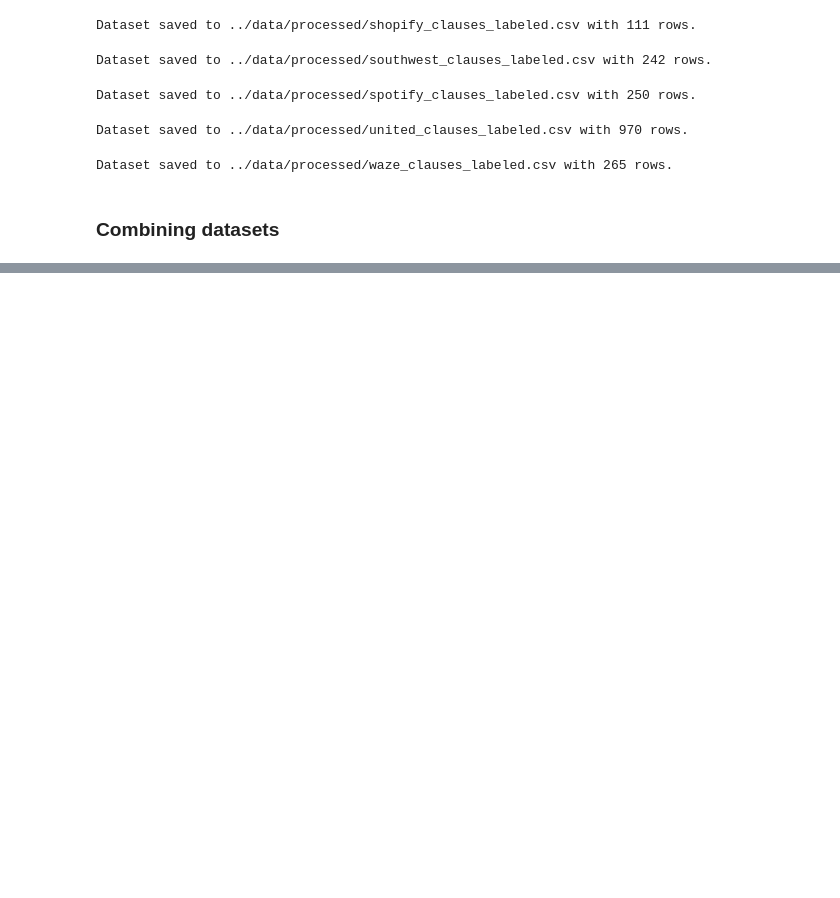
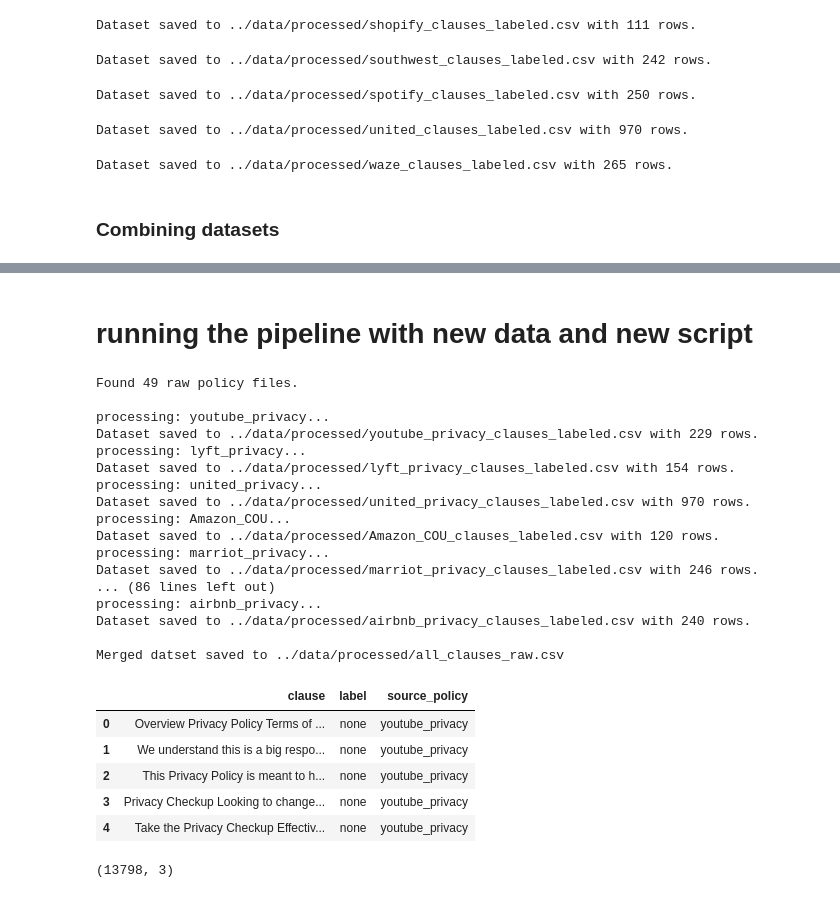
Before and after one commit to xlumzee/FinePrint, a Jupyter notebook: Version2/notebooks/01_extract_sumarize.ipynb, the cells around one changed output, grey strips where cells are left out. Drawn from its saved outputs; the diff is of its cells as text; code cells hidden in the pictures; blank space fills up the shorter version.

```diff
--- a/Version2/notebooks/01_extract_sumarize.ipynb
+++ b/Version2/notebooks/01_extract_sumarize.ipynb
@@ -343 +343,36 @@ refunds           1
 Name: count, dtype: int64
+# %% [markdown]
+# running the pipeline with new data and new script
+# %%
+from run_pipeline import run_pipeline
+
+df = run_pipeline()
+df.head()
+# %% [output]
+Found 49 raw policy files.
+
+processing: youtube_privacy...
+Dataset saved to ../data/processed/youtube_privacy_clauses_labeled.csv with 229 rows.
+processing: lyft_privacy...
+Dataset saved to ../data/processed/lyft_privacy_clauses_labeled.csv with 154 rows.
+processing: united_privacy...
+Dataset saved to ../data/processed/united_privacy_clauses_labeled.csv with 970 rows.
+processing: Amazon_COU...
+Dataset saved to ../data/processed/Amazon_COU_clauses_labeled.csv with 120 rows.
+processing: marriot_privacy...
+Dataset saved to ../data/processed/marriot_privacy_clauses_labeled.csv with 246 rows.
+... (86 lines left out)
+processing: airbnb_privacy...
+Dataset saved to ../data/processed/airbnb_privacy_clauses_labeled.csv with 240 rows.
+
+Merged datset saved to ../data/processed/all_clauses_raw.csv
+|  | clause | label | source_policy |
+| 0 | Overview Privacy Policy Terms of ... | none | youtube_privacy |
+| 1 | We understand this is a big respo... | none | youtube_privacy |
+| 2 | This Privacy Policy is meant to h... | none | youtube_privacy |
+| 3 | Privacy Checkup Looking to change... | none | youtube_privacy |
+| 4 | Take the Privacy Checkup Effectiv... | none | youtube_privacy |
+# %%
+df.shape
+# %% [output]
+(13798, 3)
```
Also changed, not shown: parts of 6 cells of this notebook, 2 other files.
